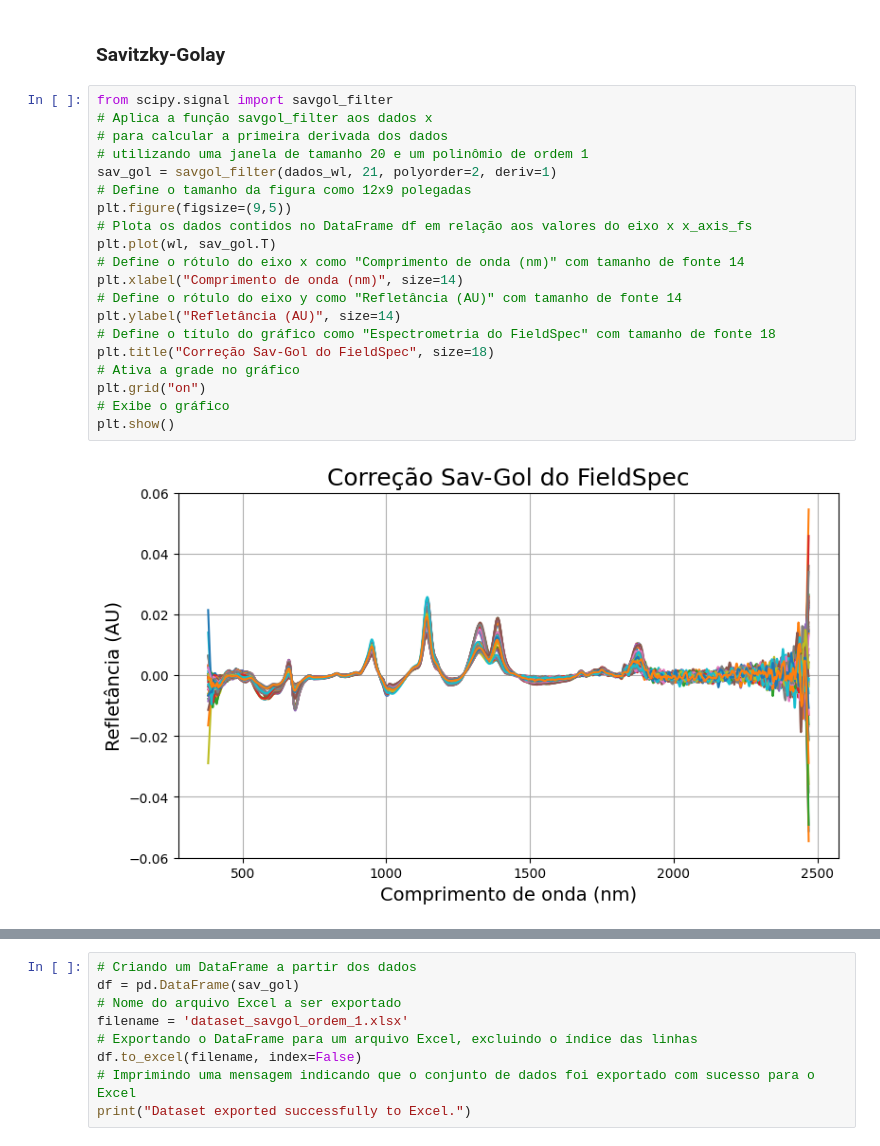
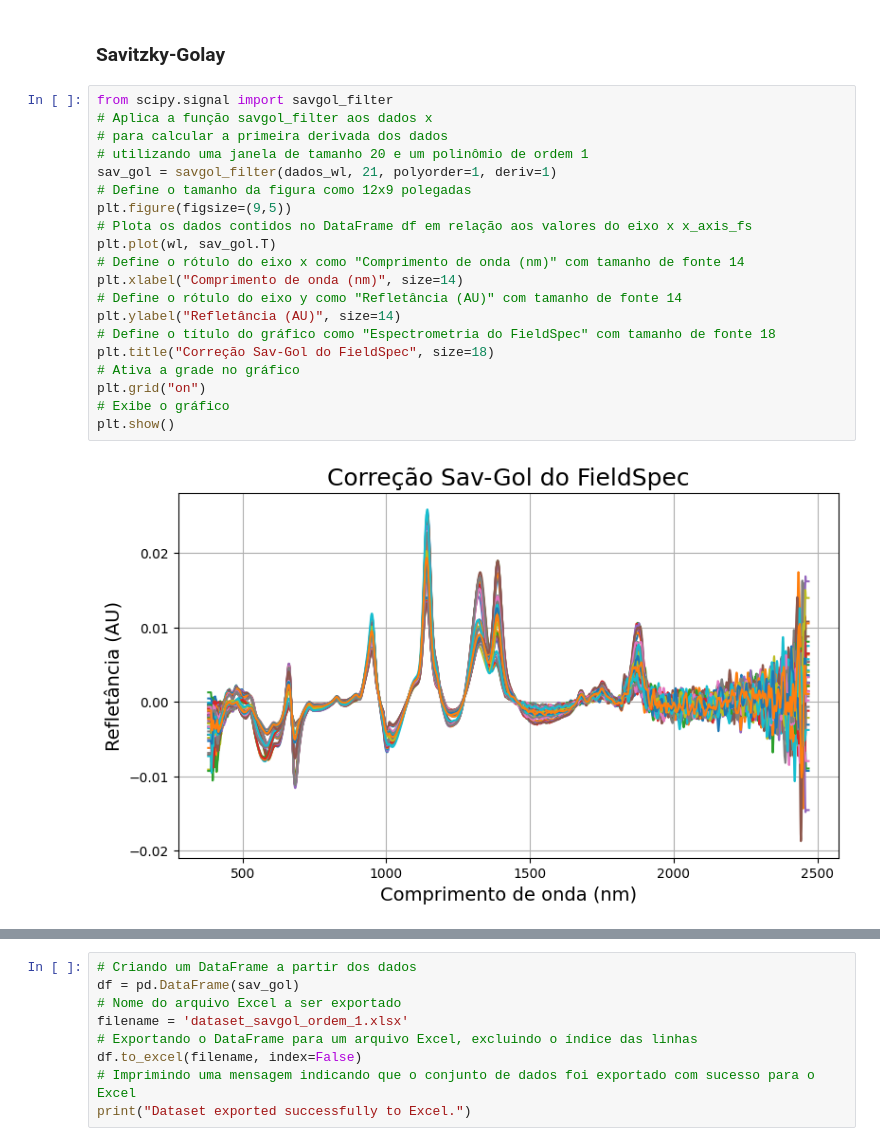
Before and after one commit to xndrxssx/field_spec_data_tests, a Jupyter notebook: field_spec_predição.ipynb, the cells around one changed output, grey strips where cells are left out. Drawn from its saved outputs; the diff is of its cells as text.

```diff
--- a/field_spec_predição.ipynb
+++ b/field_spec_predição.ipynb
@@ -71,22 +71,22 @@ plt.show()
 # %%
 from scipy.signal import savgol_filter
 # Aplica a função savgol_filter aos dados x
 # para calcular a primeira derivada dos dados
 # utilizando uma janela de tamanho 20 e um polinômio de ordem 1
-sav_gol = savgol_filter(dados_wl, 21, polyorder=2, deriv=1)
+sav_gol = savgol_filter(dados_wl, 21, polyorder=1, deriv=1)
 # Define o tamanho da figura como 12x9 polegadas
 plt.figure(figsize=(9,5))
 # Plota os dados contidos no DataFrame df em relação aos valores do eixo x x_axis_fs
 plt.plot(wl, sav_gol.T)
 # Define o rótulo do eixo x como "Comprimento de onda (nm)" com tamanho de fonte 14
 plt.xlabel("Comprimento de onda (nm)", size=14)
 # Define o rótulo do eixo y como "Refletância (AU)" com tamanho de fonte 14
 plt.ylabel("Refletância (AU)", size=14)
 # Define o título do gráfico como "Espectrometria do FieldSpec" com tamanho de fonte 18
 plt.title("Correção Sav-Gol do FieldSpec", size=18)
 # Ativa a grade no gráfico
 plt.grid("on")
 # Exibe o gráfico
 plt.show()
 # %% [output]
-[figure, old version]
+[figure, new version]
```
Also changed, not shown: parts of 9 cells of this notebook, 6 other files.
